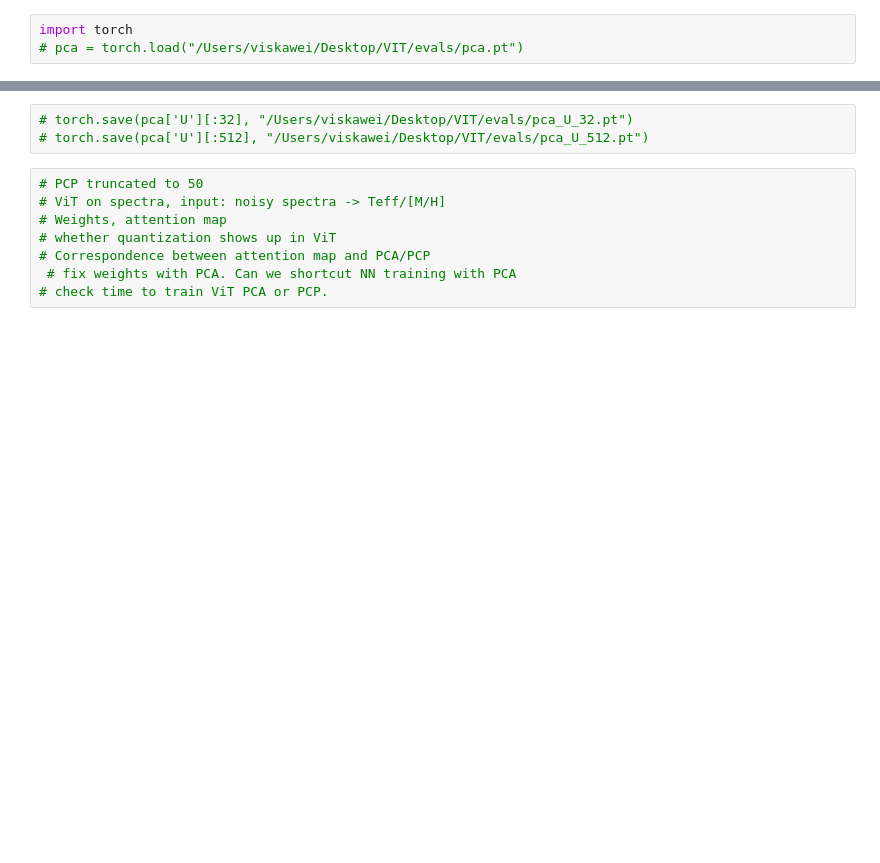
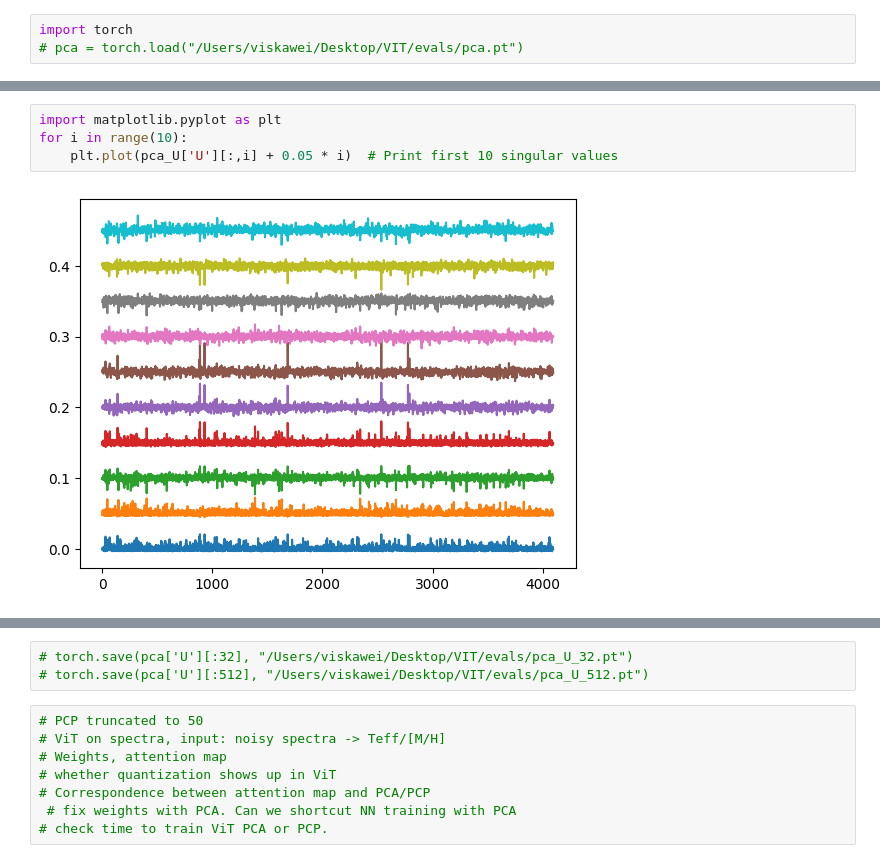
Before and after one commit to ViskaWei/VIT, a Jupyter notebook: evals/pca.ipynb, the cells around one changed output, grey strips where cells are left out. Saved outputs shown, nothing was run; the diff lists cells and outputs as text; blank space fills up the shorter version.

```diff
--- a/evals/pca.ipynb
+++ b/evals/pca.ipynb
@@ -13,0 +36,6 @@ torch.Size([100000, 4096])
+# %%
+import matplotlib.pyplot as plt
+for i in range(10):
+    plt.plot(pca_U['U'][:,i] + 0.05 * i)  # Print first 10 singular values
+# %% [output]
+[figure, added]
```
Also changed, not shown: parts of 24 cells of this notebook, 45 other files.
